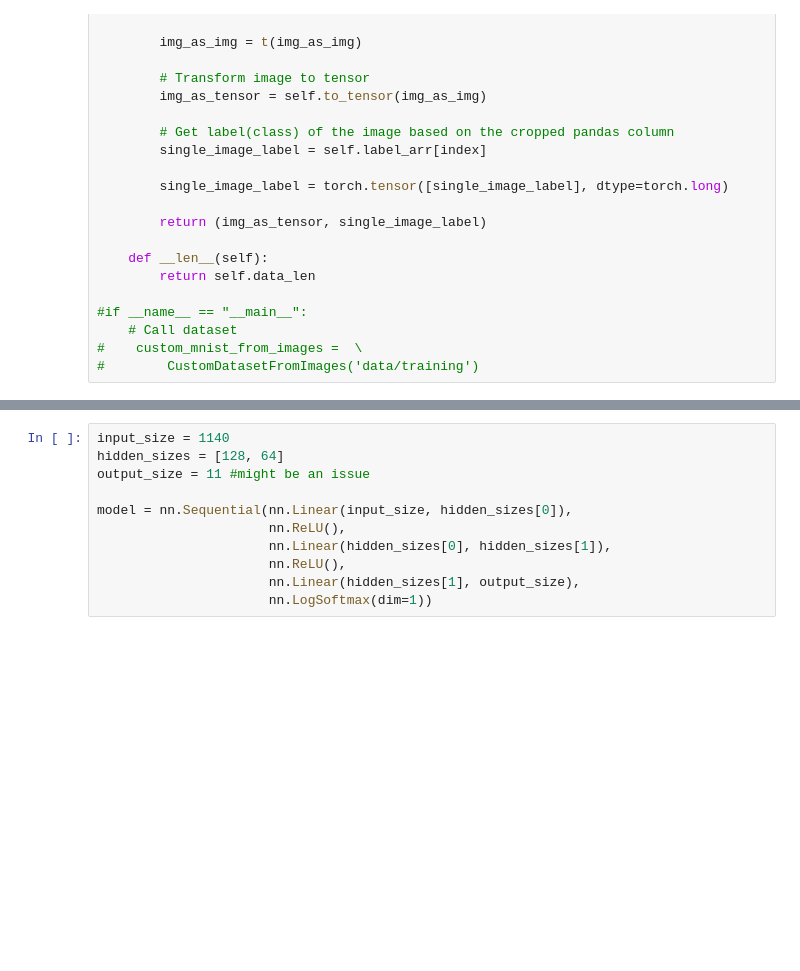
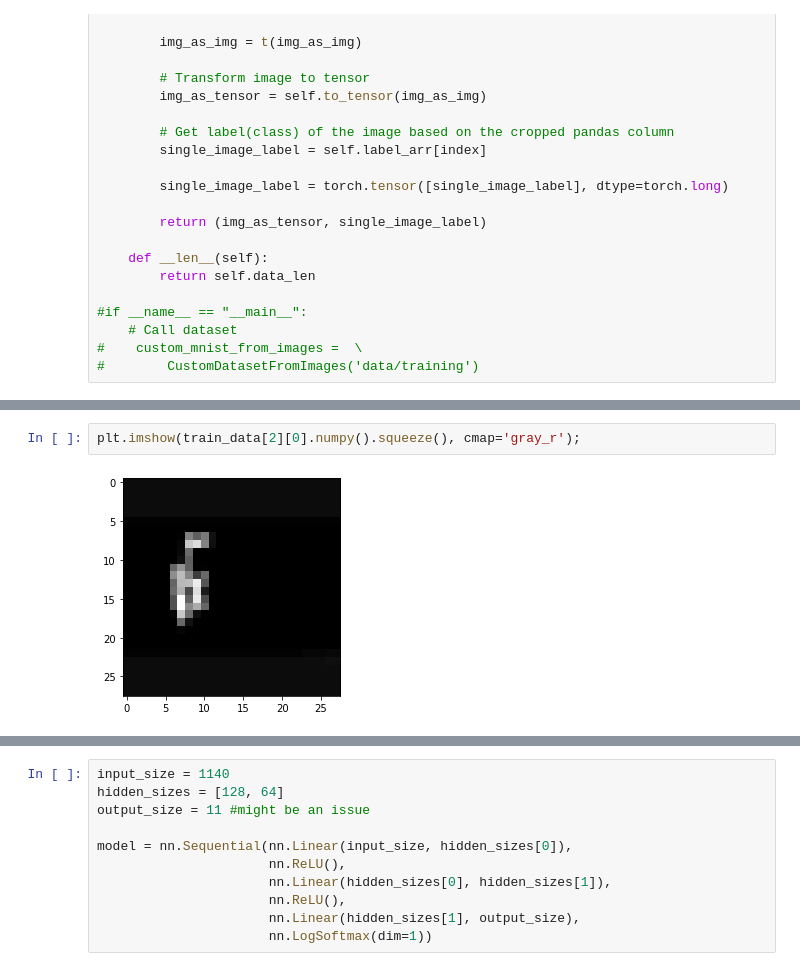
Before and after one commit to isaacgoldings/COSI101-AI-Final, a Jupyter notebook: Model.ipynb, the cells around one changed output, grey strips where cells are left out. Saved outputs shown, nothing was run; the diff lists cells and outputs as text; blank space fills up the shorter version.

```diff
--- a/Model.ipynb
+++ b/Model.ipynb
@@ -61,0 +262,4 @@ train_data = TrainDatasetFromImages('data/training/labels-tab-csv.csv')
+# %%
+plt.imshow(train_data[2][0].numpy().squeeze(), cmap='gray_r');
+# %% [output]
+[figure, added]
```
Also changed, not shown: parts of 12 cells of this notebook.
